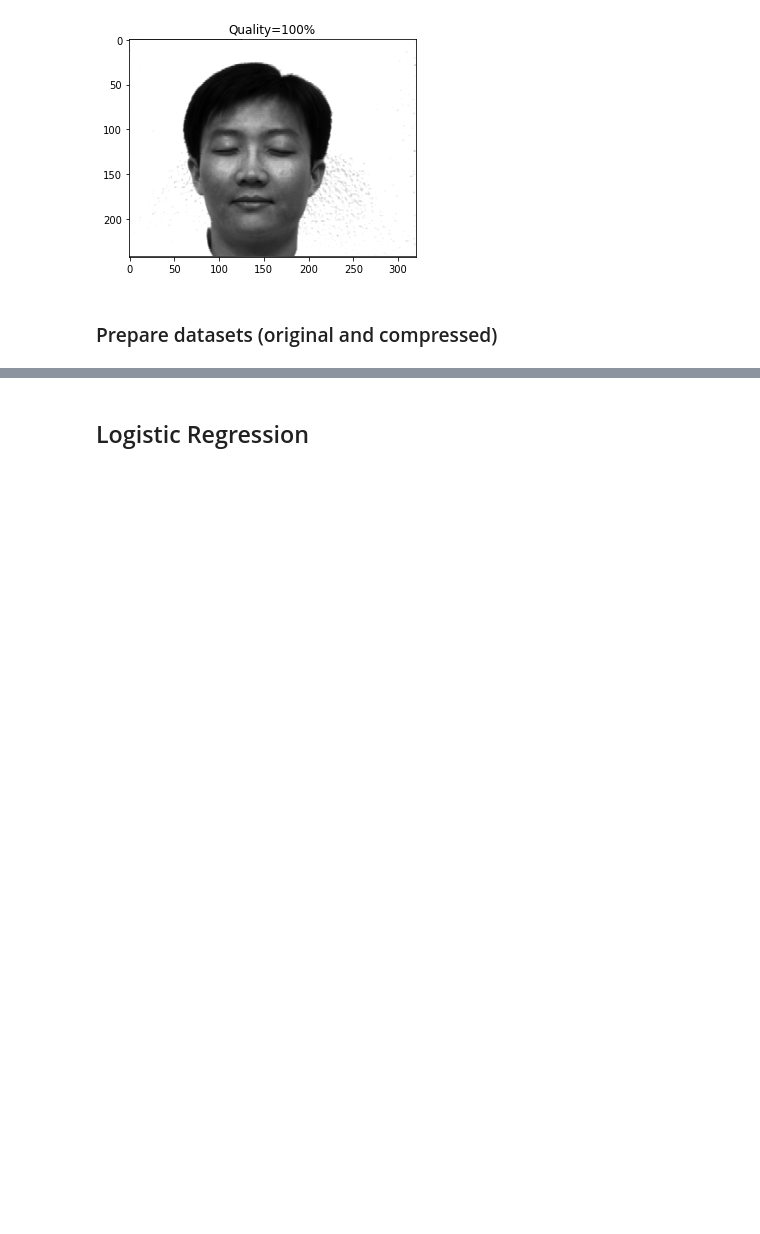
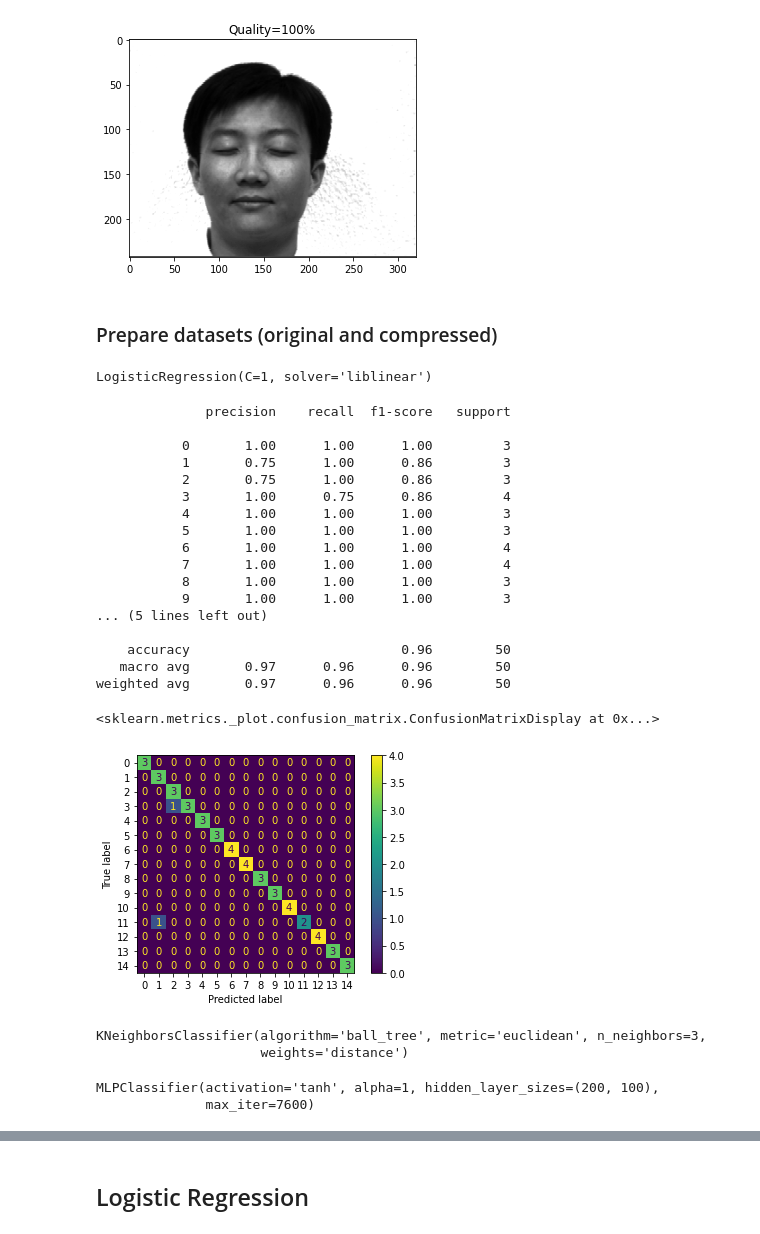
Before and after one commit to jeffcav/face-recog, a Jupyter notebook: yalefaces.ipynb, the cells around one changed output, grey strips where cells are left out. Saved outputs shown, nothing was run; the diff lists cells and outputs as text; code cells hidden in the pictures; blank space fills up the shorter version.

```diff
--- a/yalefaces.ipynb
+++ b/yalefaces.ipynb
@@ -100,6 +102,13 @@ pca = PCA(n_components=n_components)
 pca.fit(X)
 X_compressed = pca.transform(X)
 X_reconstructed = pca.inverse_transform(X_compressed)
+# %%
+image_quality = 1
+n_components = int(num_faces * image_quality)
+
+pca = PCA(n_components=n_components)
+pca.fit(X)
+X_compressed = pca.transform(X)
 # %% [markdown]
 ### Plot eigenfaces
 # %%
@@ -186,3 +195,39 @@ X_train, X_test, y_train, y_test = train_test_split(X, y, test_size=0.3, random_
 
 # compressed
 X_train_compressed, X_test_compressed, y_train_compressed, y_test_compressed = train_test_split(X_compressed, y, test_size=0.3, random_state=42, shuffle=True, stratify=y)
+# %%
+rl = LogisticRegression(penalty="l2", C=1, solver='liblinear')
+rl.fit(X_train_compressed, y_train_compressed)
+# %% [output]
+LogisticRegression(C=1, solver='liblinear')
+# %%
+rl_pred = rl.predict(X_test_compressed)
+# %%
+print(metrics.classification_report(y_test_compressed, rl_pred))
+ConfusionMatrixDisplay.from_predictions(y_test_compressed, rl_pred)
+# %% [output]
+              precision    recall  f1-score   support
+
+           0       1.00      1.00      1.00         3
+           1       0.75      1.00      0.86         3
+           2       0.75      1.00      0.86         3
+           3       1.00      0.75      0.86         4
+           4       1.00      1.00      1.00         3
+           5       1.00      1.00      1.00         3
+           6       1.00      1.00      1.00         4
+           7       1.00      1.00      1.00         4
+           8       1.00      1.00      1.00         3
+           9       1.00      1.00      1.00         3
+... (5 lines left out)
+
+    accuracy                           0.96        50
+   macro avg       0.97      0.96      0.96        50
+weighted avg       0.97      0.96      0.96        50
+<sklearn.metrics._plot.confusion_matrix.ConfusionMatrixDisplay at 0x...>
+[figure, added]
+# %%
+knn = KNeighborsClassifier(n_neighbors=3, algorithm='ball_tree', weights='distance', metric='euclidean')
+knn.fit(X_train_compressed, y_train_compressed)
+# %% [output]
+KNeighborsClassifier(algorithm='ball_tree', metric='euclidean', n_neighbors=3,
+                     weights='distance')
@@ -188,0 +236,6 @@ X_train_compressed, X_test_compressed, y_train_compressed, y_test_compressed = t
+# %%
+mlp = MLPClassifier(hidden_layer_sizes=(200, 100), activation='tanh', solver='adam', alpha=1, learning_rate='constant', max_iter=7600)
+mlp.fit(X_train_compressed, y_train_compressed)
+# %% [output]
+MLPClassifier(activation='tanh', alpha=1, hidden_layer_sizes=(200, 100),
+              max_iter=7600)
```
Also changed, not shown: parts of 18 cells of this notebook.
